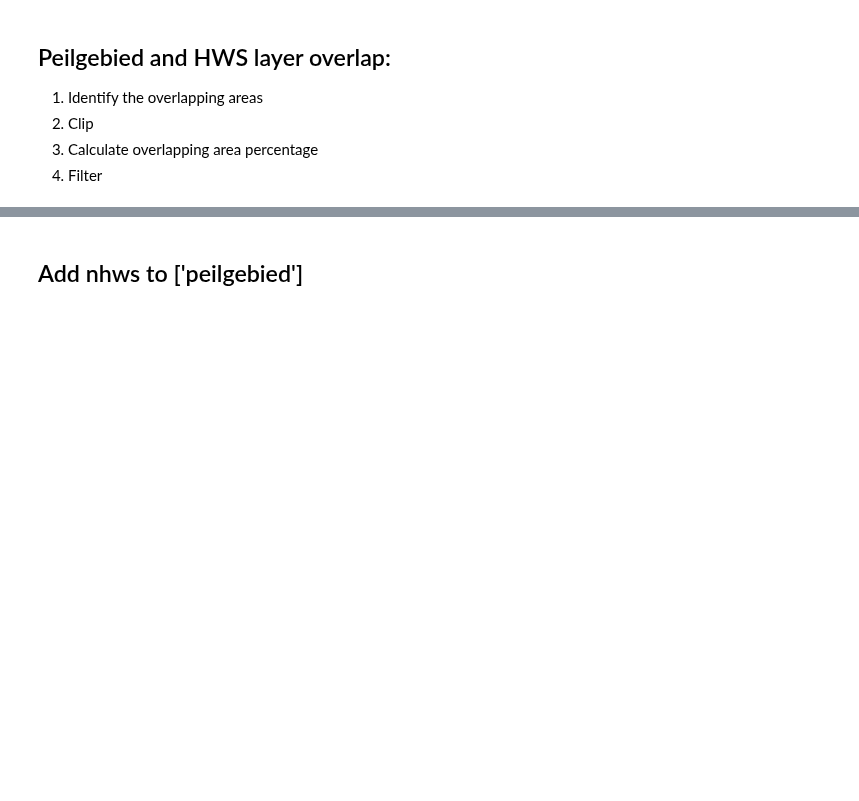
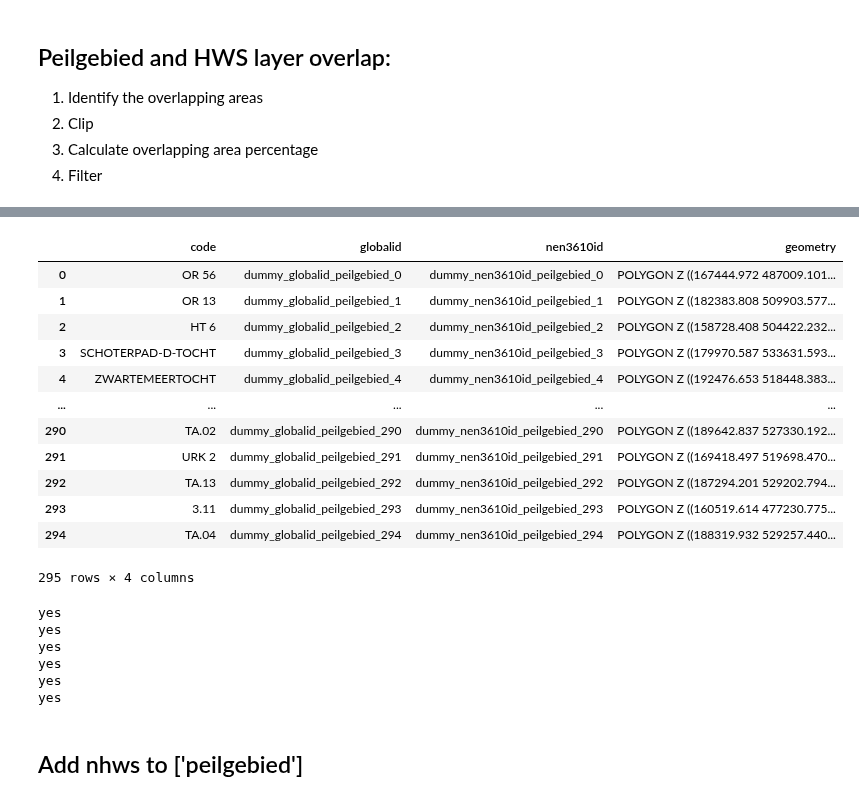
Before and after one commit to Deltares/Ribasim-NL, a Jupyter notebook: src/peilbeheerst_model/peilbeheerst_model/postprocess_data/post-process_zuiderzeeland.ipynb, the cells around one changed output, grey strips where cells are left out. Cells and saved outputs as stored; diff of their text form; code cells hidden in the pictures; blank space fills up the shorter version.

```diff
--- a/src/peilbeheerst_model/peilbeheerst_model/postprocess_data/post-process_zuiderzeeland.ipynb
+++ b/src/peilbeheerst_model/peilbeheerst_model/postprocess_data/post-process_zuiderzeeland.ipynb
@@ -88,28 +116,58 @@ print(f'Number of overlapping shapes with filter: {len(overlap_ids)}')
+# %%
+Zuiderzeeland['peilgebied']
+# %% [output]
+|  | code | globalid | nen3610id | geometry |
+| 0 | OR 56 | dummy_globalid_peilgebied_0 | dummy_nen3610id_peilgebied_0 | POLYGON Z ((167444.972 487009.101... |
+| 1 | OR 13 | dummy_globalid_peilgebied_1 | dummy_nen3610id_peilgebied_1 | POLYGON Z ((182383.808 509903.577... |
+| 2 | HT 6 | dummy_globalid_peilgebied_2 | dummy_nen3610id_peilgebied_2 | POLYGON Z ((158728.408 504422.232... |
+| 3 | SCHOTERPAD-D-TOCHT | dummy_globalid_peilgebied_3 | dummy_nen3610id_peilgebied_3 | POLYGON Z ((179970.587 533631.593... |
+| 4 | ZWARTEMEERTOCHT | dummy_globalid_peilgebied_4 | dummy_nen3610id_peilgebied_4 | POLYGON Z ((192476.653 518448.383... |
+| ... | ... | ... | ... | ... |
+| 290 | TA.02 | dummy_globalid_peilgebied_290 | dummy_nen3610id_peilgebied_290 | POLYGON Z ((189642.837 527330.192... |
+| 291 | URK 2 | dummy_globalid_peilgebied_291 | dummy_nen3610id_peilgebied_291 | POLYGON Z ((169418.497 519698.470... |
+| 292 | TA.13 | dummy_globalid_peilgebied_292 | dummy_nen3610id_peilgebied_292 | POLYGON Z ((187294.201 529202.794... |
+| 293 | 3.11 | dummy_globalid_peilgebied_293 | dummy_nen3610id_peilgebied_293 | POLYGON Z ((160519.614 477230.775... |
+| 294 | TA.04 | dummy_globalid_peilgebied_294 | dummy_nen3610id_peilgebied_294 | POLYGON Z ((188319.932 529257.440... |
+295 rows × 4 columns
 # %%
 # Add occurence to geodataframe
 peilgebieden_cat = []
 
 for index, row in Zuiderzeeland['peilgebied'].iterrows():
 
-    if row.code == 'dummy_code_peilgebied_18207':
+    if 'LVA.01' in row.code:
         peilgebieden_cat.append(1)
         print('yes')
-    elif row.code == 'dummy_code_peilgebied_18322':
+    elif '3.01' in row.code:
         peilgebieden_cat.append(1)
-    elif row.code == 'dummy_code_peilgebied_18155':
+        print('yes')
+    elif  'LAGE AFDELING' in row.code:
+        print('yes')
         peilgebieden_cat.append(1)
-    elif row.code == 'dummy_code_peilgebied_18161':
+
+    elif  'HOGE AFDELING' in row.code:
+        print('yes')
         peilgebieden_cat.append(1)
-    elif row.code == 'dummy_code_peilgebied_19451':
-        peilgebieden_cat.append(2)
+
     else:
         peilgebieden_cat.append(0)
+
+
+
+
 
 
 
 # Add new column and drop old HWS_BZM column
 Zuiderzeeland['peilgebied']['peilgebied_cat'] = peilgebieden_cat
 # Zuiderzeeland['peilgebied'] = Zuiderzeeland['peilgebied'].drop(columns=['HWS_BZM'])
+# %% [output]
+yes
+yes
+yes
+yes
+yes
+yes
 # %% [markdown]
 ## Add nhws to ['peilgebied']
 # %%
```
Also changed, not shown: parts of 12 cells of this notebook, 9 other files.
